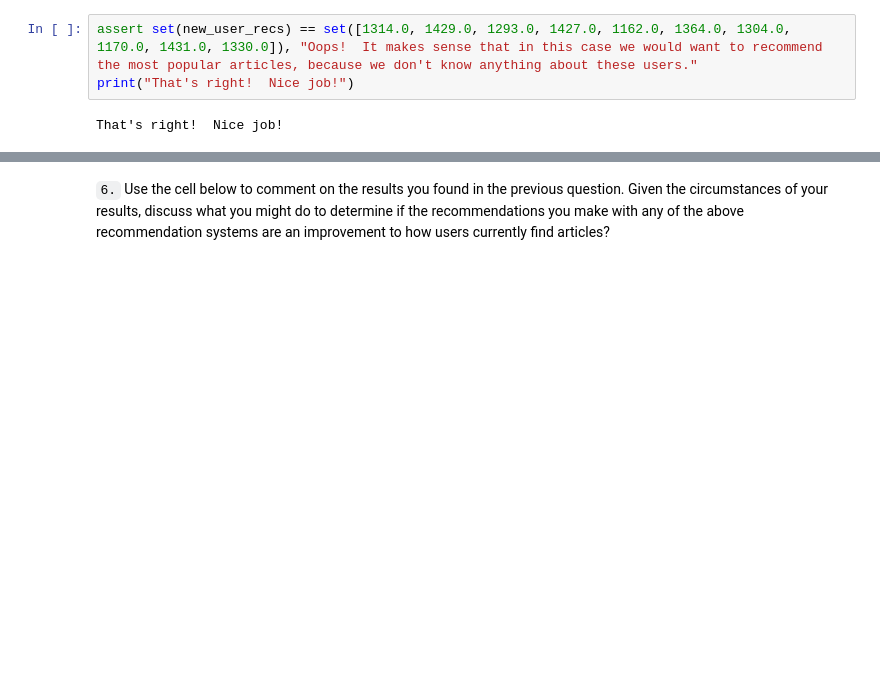
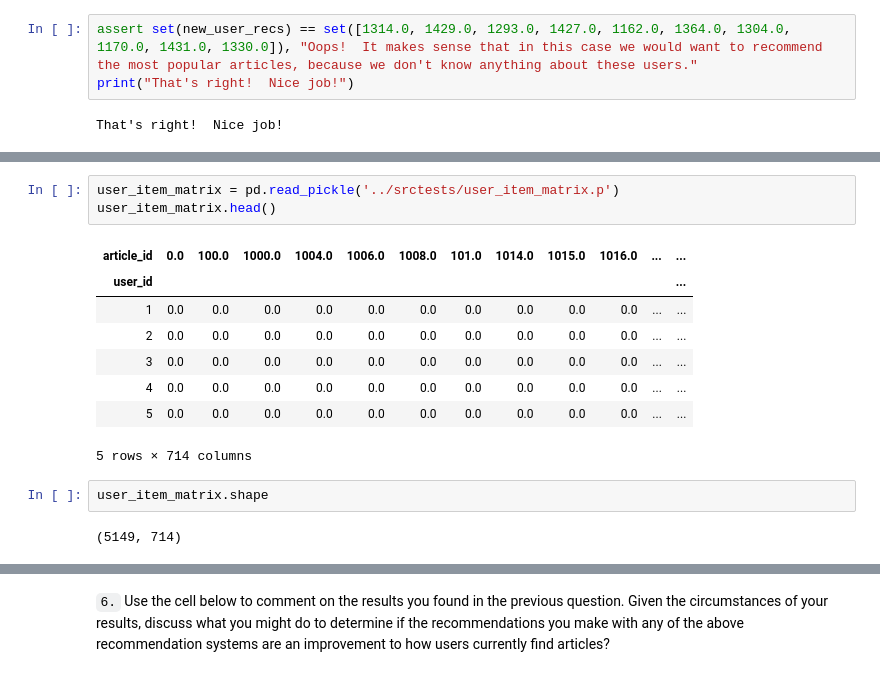
Before and after one commit to nidragedd/udadsnd-p6-recommendation_engine, a Jupyter notebook: notebooks/Recommendations_with_IBM.ipynb, the cells around one changed output, grey strips where cells are left out. Drawn from its saved outputs; the diff is of its cells as text; blank space fills up the shorter version.

```diff
--- a/notebooks/Recommendations_with_IBM.ipynb
+++ b/notebooks/Recommendations_with_IBM.ipynb
@@ -874,0 +1140,16 @@ u_train, s_train, vt_train = # fit svd similar to above then use the cells below
+# %%
+user_item_matrix = pd.read_pickle('../srctests/user_item_matrix.p')
+user_item_matrix.head()
+# %% [output]
+| article_id | 0.0 | 100.0 | 1000.0 | 1004.0 | 1006.0 | 1008.0 | 101.0 | 1014.0 | 1015.0 | 1016.0 | ... | ... |
+| user_id |  |  |  |  |  |  |  |  |  |  |  | ... |
+| 1 | 0.0 | 0.0 | 0.0 | 0.0 | 0.0 | 0.0 | 0.0 | 0.0 | 0.0 | 0.0 | ... | ... |
+| 2 | 0.0 | 0.0 | 0.0 | 0.0 | 0.0 | 0.0 | 0.0 | 0.0 | 0.0 | 0.0 | ... | ... |
+| 3 | 0.0 | 0.0 | 0.0 | 0.0 | 0.0 | 0.0 | 0.0 | 0.0 | 0.0 | 0.0 | ... | ... |
+| 4 | 0.0 | 0.0 | 0.0 | 0.0 | 0.0 | 0.0 | 0.0 | 0.0 | 0.0 | 0.0 | ... | ... |
+| 5 | 0.0 | 0.0 | 0.0 | 0.0 | 0.0 | 0.0 | 0.0 | 0.0 | 0.0 | 0.0 | ... | ... |
+5 rows × 714 columns
+# %%
+user_item_matrix.shape
+# %% [output]
+(5149, 714)
```
Also changed, not shown: parts of 85 cells of this notebook, 1 other file.
